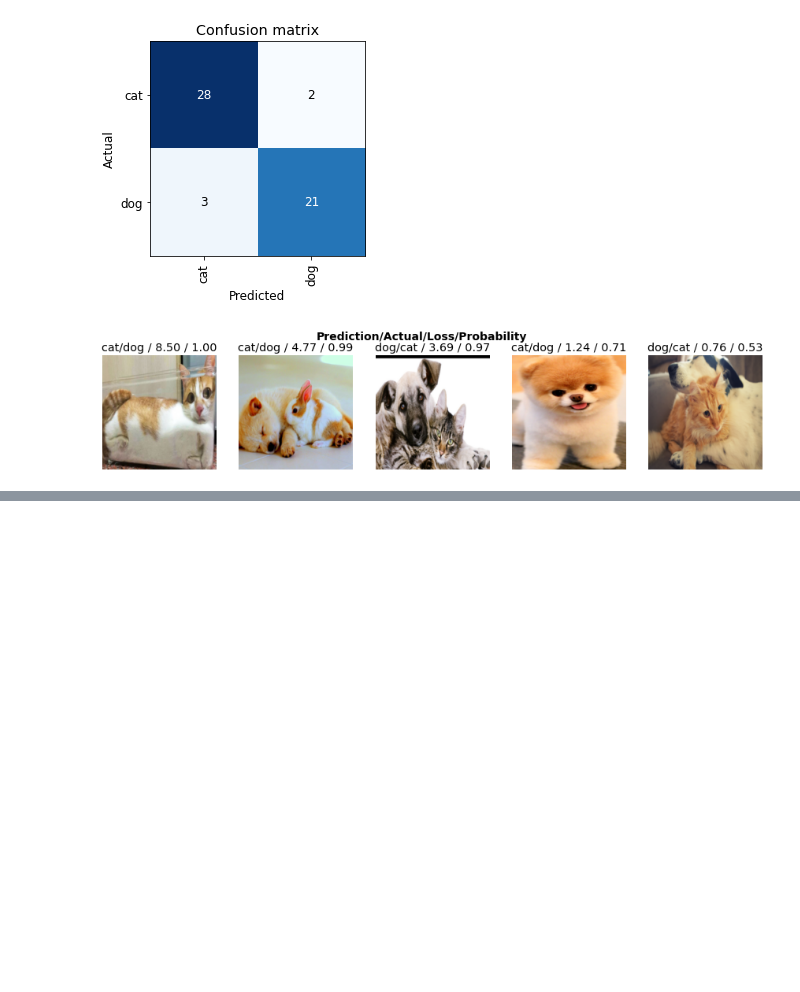
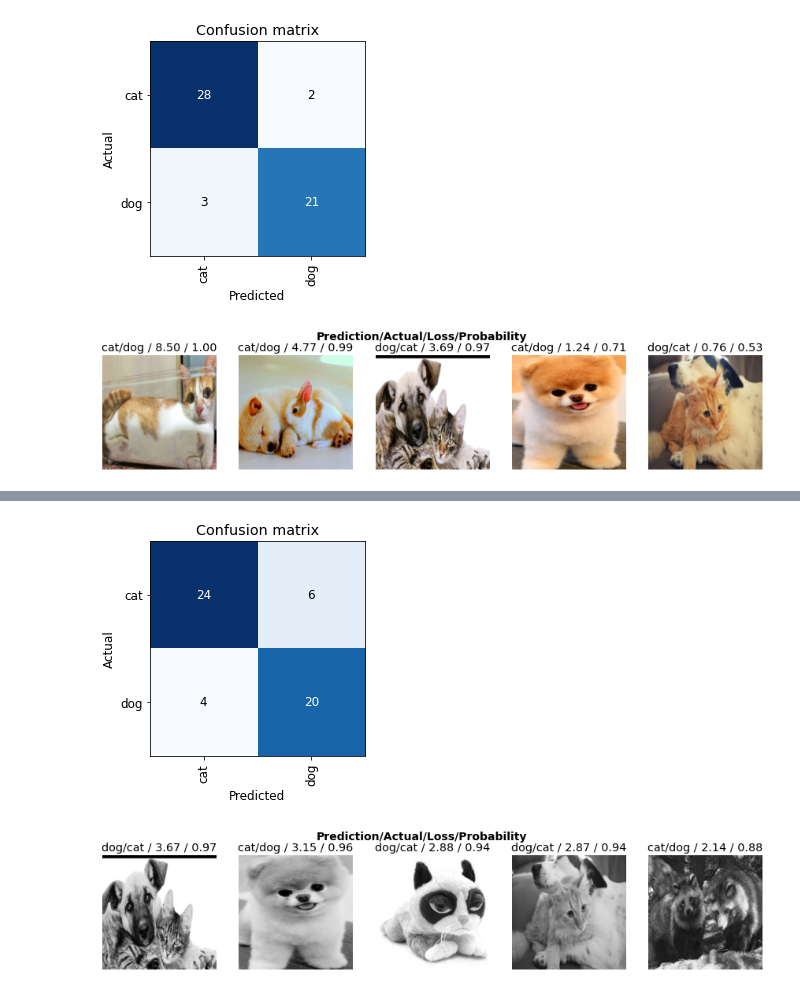
Before and after one commit to Amritasha/ML, a Jupyter notebook: ml1.ipynb, the cells around one changed output, grey strips where cells are left out. Saved outputs shown, nothing was run; the diff lists cells and outputs as text; code cells hidden in the pictures; blank space fills up the shorter version.

```diff
--- a/ml1.ipynb
+++ b/ml1.ipynb
@@ -102,0 +213,3 @@ interp34.plot_top_losses(5, nrows=1)
+# %%
+learn234 = cnn_learner(dls, resnet34, metrics=error_rate)
+learn234.fine_tune(4)
@@ -102,0 +224,5 @@ interp34.plot_top_losses(5, nrows=1)
+# %%
+interp = ClassificationInterpretation.from_learner(learn234)
+interp.plot_confusion_matrix()
+interp.plot_top_losses(5, nrows=1)
+# %% [output]
@@ -102,0 +230,2 @@ interp34.plot_top_losses(5, nrows=1)
+[figure, added]
+[figure, added]
```
Also changed, not shown: parts of 12 cells of this notebook.
